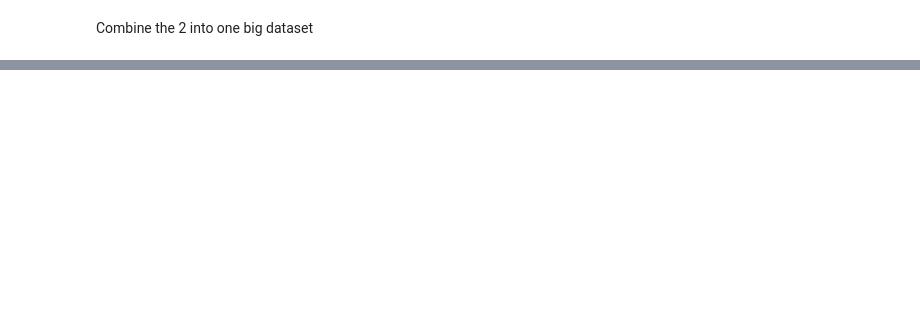
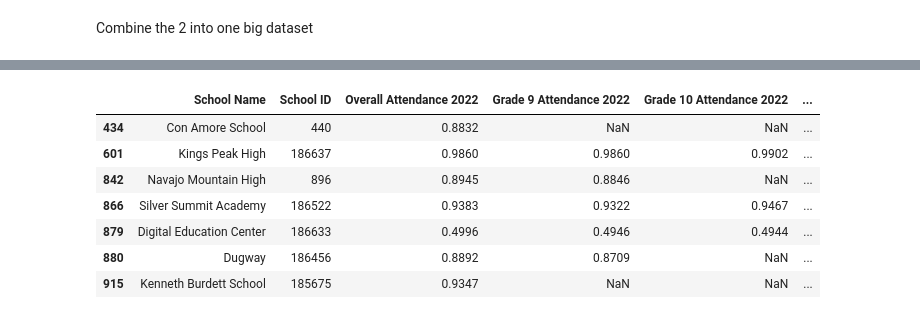
Before and after one commit to addmelo/volume3-project, a Jupyter notebook: Data/Tyler_Data_Cleaning.ipynb, the cells around one changed output, grey strips where cells are left out. Cells and saved outputs as stored; diff of their text form; code cells hidden in the pictures; blank space fills up the shorter version.

```diff
--- a/Data/Tyler_Data_Cleaning.ipynb
+++ b/Data/Tyler_Data_Cleaning.ipynb
@@ -167,0 +180,11 @@ merged_attendance
+# %%
+extra_22
+# %% [output]
+|  | School Name | School ID | Overall Attendance 2022 | Grade 9 Attendance 2022 | Grade 10 Attendance 2022 | ... |
+| 434 | Con Amore School | 440 | 0.8832 | NaN | NaN | ... |
+| 601 | Kings Peak High | 186637 | 0.9860 | 0.9860 | 0.9902 | ... |
+| 842 | Navajo Mountain High | 896 | 0.8945 | 0.8846 | NaN | ... |
+| 866 | Silver Summit Academy | 186522 | 0.9383 | 0.9322 | 0.9467 | ... |
+| 879 | Digital Education Center | 186633 | 0.4996 | 0.4946 | 0.4944 | ... |
+| 880 | Dugway | 186456 | 0.8892 | 0.8709 | NaN | ... |
+| 915 | Kenneth Burdett School | 185675 | 0.9347 | NaN | NaN | ... |
```
Also changed, not shown: parts of 5 cells of this notebook, 1 other file.
